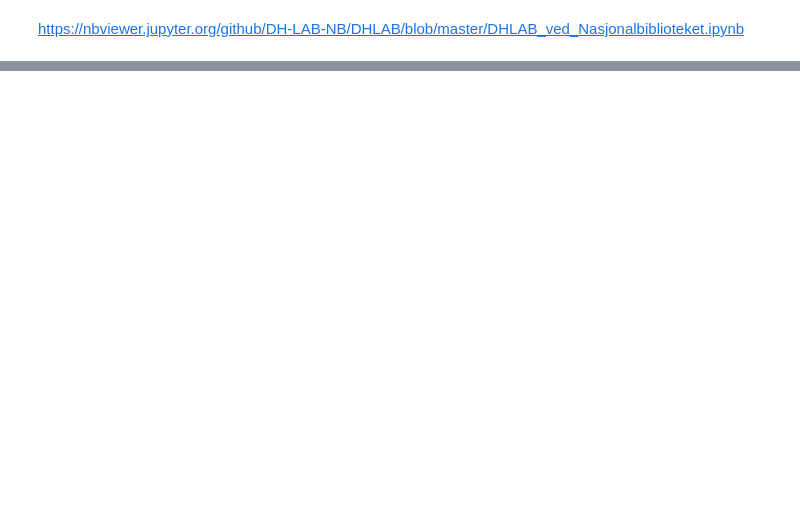
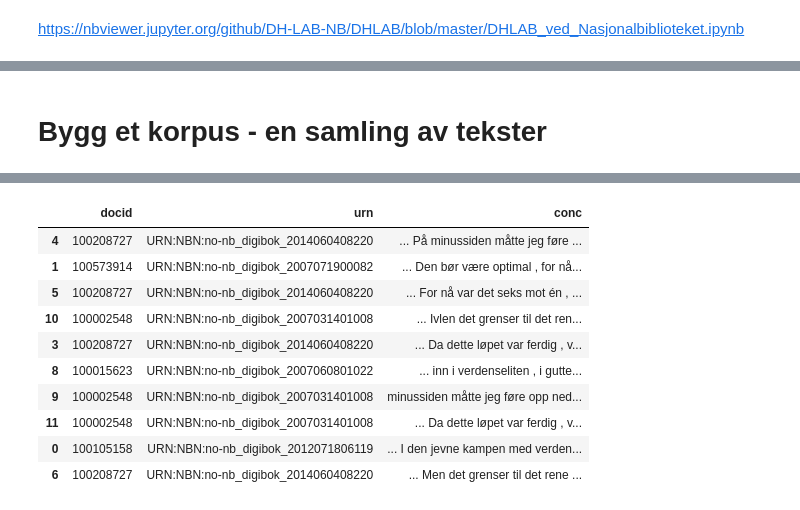
Before and after one commit to Yoonsen/Miscellaneous-Notebooks, a Jupyter notebook: DHlab_språkbanken/dhlab.ipynb, the cells around one changed output, grey strips where cells are left out. Cells and saved outputs as stored; diff of their text form; code cells hidden in the pictures; blank space fills up the shorter version.

```diff
--- a/DHlab_språkbanken/dhlab.ipynb
+++ b/DHlab_språkbanken/dhlab.ipynb
@@ -34,0 +57,9 @@ https://nbviewer.jupyter.org/github/DH-LAB-NB/DHLAB/blob/master/DHLAB_ved_Nasjon
+# %% [markdown]
+# Bygg et korpus - en samling av tekster
+# %%
+corpus = nb.book_corpus( ddk = "796.9%", period = (1960, 1990), limit = 50, lang = 'nob')
+# %%
+%%time
+conc = d2.concordance(urns=  ["URN:NBN:no-nb_digibok_" + str(u) for u in list(corpus.urn)], words= "NEAR(verdens* kampe*, 30)")
+conc.sample(min(len(conc), 10)).style
+# %% [output]
@@ -34,0 +67,11 @@ https://nbviewer.jupyter.org/github/DH-LAB-NB/DHLAB/blob/master/DHLAB_ved_Nasjon
+|  | docid | urn | conc |
+| 4 | 100208727 | URN:NBN:no-nb_digibok_2014060408220 | ... På minussiden måtte jeg føre ... |
+| 1 | 100573914 | URN:NBN:no-nb_digibok_2007071900082 | ... Den bør være optimal , for nå... |
+| 5 | 100208727 | URN:NBN:no-nb_digibok_2014060408220 | ... For nå var det seks mot én , ... |
+| 10 | 100002548 | URN:NBN:no-nb_digibok_2007031401008 | ... Ivlen det grenser til det ren... |
+| 3 | 100208727 | URN:NBN:no-nb_digibok_2014060408220 | ... Da dette løpet var ferdig , v... |
+| 8 | 100015623 | URN:NBN:no-nb_digibok_2007060801022 | ... inn i verdenseliten , i gutte... |
+| 9 | 100002548 | URN:NBN:no-nb_digibok_2007031401008 | minussiden måtte jeg føre opp ned... |
+| 11 | 100002548 | URN:NBN:no-nb_digibok_2007031401008 | ... Da dette løpet var ferdig , v... |
+| 0 | 100105158 | URN:NBN:no-nb_digibok_2012071806119 | ... I den jevne kampen med verden... |
+| 6 | 100208727 | URN:NBN:no-nb_digibok_2014060408220 | ... Men det grenser til det rene ... |
```
Also changed, not shown: parts of 27 cells of this notebook.
